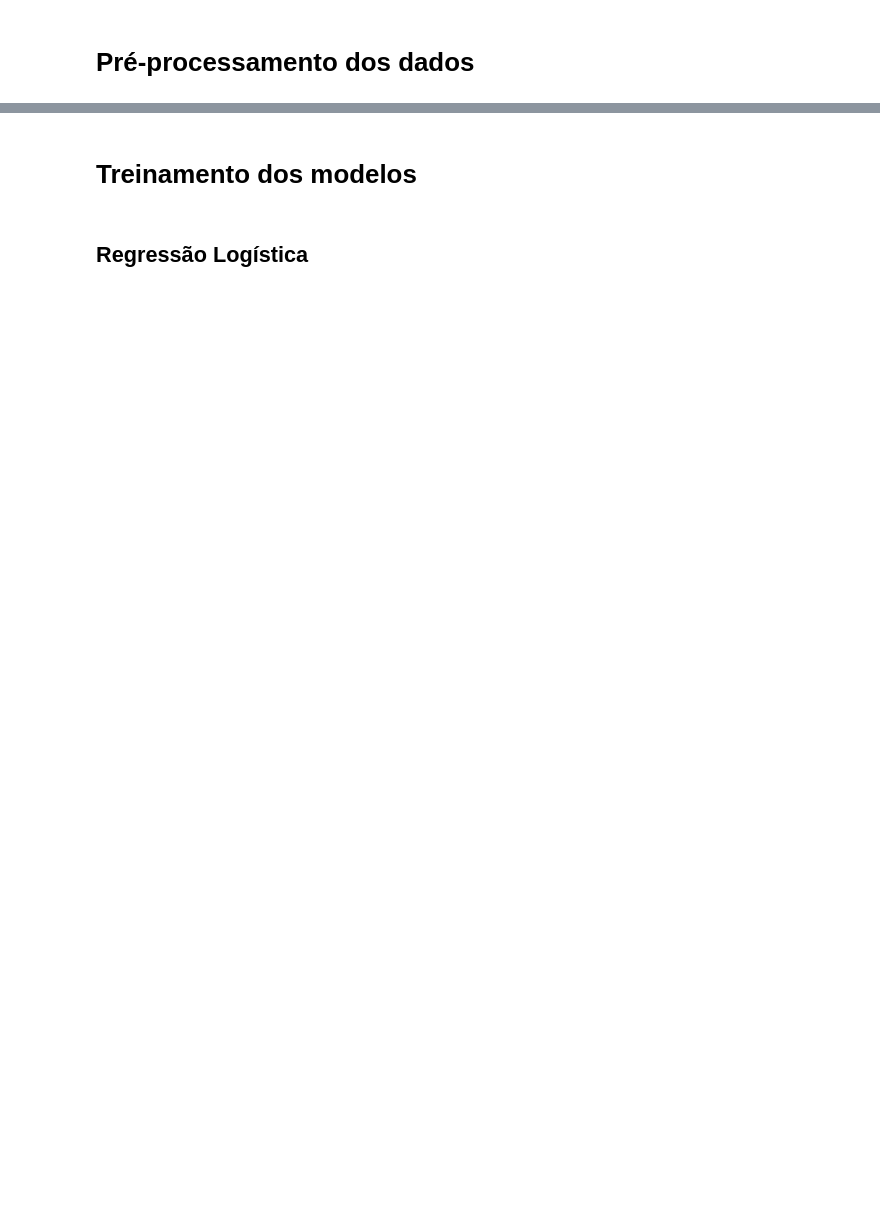
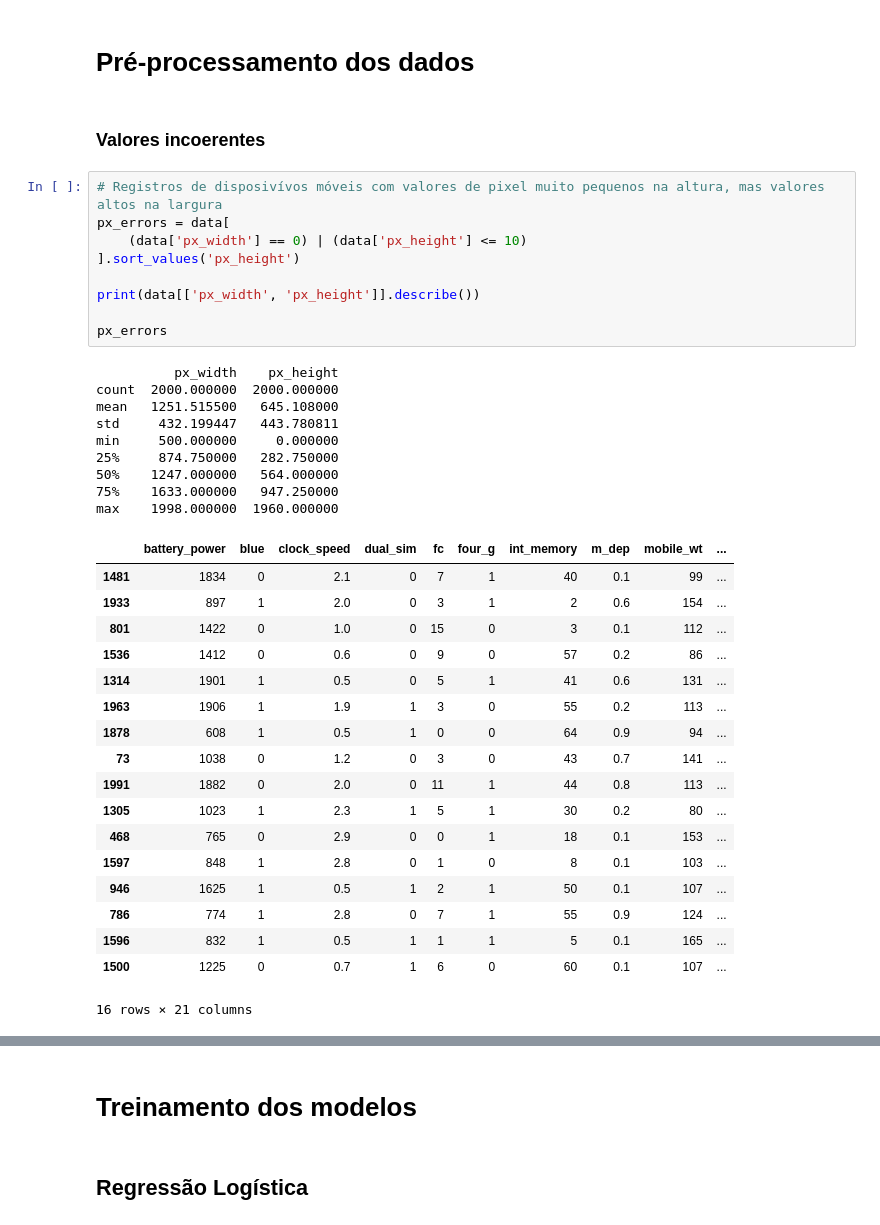
Before and after one commit to xxxprincemaker/mobile-price-classifier, a Jupyter notebook: main.ipynb, the cells around one changed output, grey strips where cells are left out. Saved outputs shown, nothing was run; the diff lists cells and outputs as text; blank space fills up the shorter version.

```diff
--- a/main.ipynb
+++ b/main.ipynb
@@ -184,3 +140,42 @@ for col in numeric_columns:
 # %% [markdown]
 # Pré-processamento dos dados
+# %% [markdown]
+### Valores incoerentes
+# %%
+# Registros de disposivívos móveis com valores de pixel muito pequenos na altura, mas valores altos na largura
+px_errors = data[
+    (data['px_width'] == 0) | (data['px_height'] <= 10)
+].sort_values('px_height')
+
+print(data[['px_width', 'px_height']].describe())
+
+px_errors
+# %% [output]
+          px_width    px_height
+count  2000.000000  2000.000000
+mean   1251.515500   645.108000
+std     432.199447   443.780811
+min     500.000000     0.000000
+25%     874.750000   282.750000
+50%    1247.000000   564.000000
+75%    1633.000000   947.250000
+max    1998.000000  1960.000000
+|  | battery_power | blue | clock_speed | dual_sim | fc | four_g | int_memory | m_dep | mobile_wt | ... |
+| 1481 | 1834 | 0 | 2.1 | 0 | 7 | 1 | 40 | 0.1 | 99 | ... |
+| 1933 | 897 | 1 | 2.0 | 0 | 3 | 1 | 2 | 0.6 | 154 | ... |
+| 801 | 1422 | 0 | 1.0 | 0 | 15 | 0 | 3 | 0.1 | 112 | ... |
+| 1536 | 1412 | 0 | 0.6 | 0 | 9 | 0 | 57 | 0.2 | 86 | ... |
+| 1314 | 1901 | 1 | 0.5 | 0 | 5 | 1 | 41 | 0.6 | 131 | ... |
+| 1963 | 1906 | 1 | 1.9 | 1 | 3 | 0 | 55 | 0.2 | 113 | ... |
+| 1878 | 608 | 1 | 0.5 | 1 | 0 | 0 | 64 | 0.9 | 94 | ... |
+| 73 | 1038 | 0 | 1.2 | 0 | 3 | 0 | 43 | 0.7 | 141 | ... |
+| 1991 | 1882 | 0 | 2.0 | 0 | 11 | 1 | 44 | 0.8 | 113 | ... |
+| 1305 | 1023 | 1 | 2.3 | 1 | 5 | 1 | 30 | 0.2 | 80 | ... |
+| 468 | 765 | 0 | 2.9 | 0 | 0 | 1 | 18 | 0.1 | 153 | ... |
+| 1597 | 848 | 1 | 2.8 | 0 | 1 | 0 | 8 | 0.1 | 103 | ... |
+| 946 | 1625 | 1 | 0.5 | 1 | 2 | 1 | 50 | 0.1 | 107 | ... |
+| 786 | 774 | 1 | 2.8 | 0 | 7 | 1 | 55 | 0.9 | 124 | ... |
+| 1596 | 832 | 1 | 0.5 | 1 | 1 | 1 | 5 | 0.1 | 165 | ... |
+| 1500 | 1225 | 0 | 0.7 | 1 | 6 | 0 | 60 | 0.1 | 107 | ... |
+16 rows × 21 columns
 # %%
```
Also changed, not shown: parts of 22 cells of this notebook, 1 other file.
